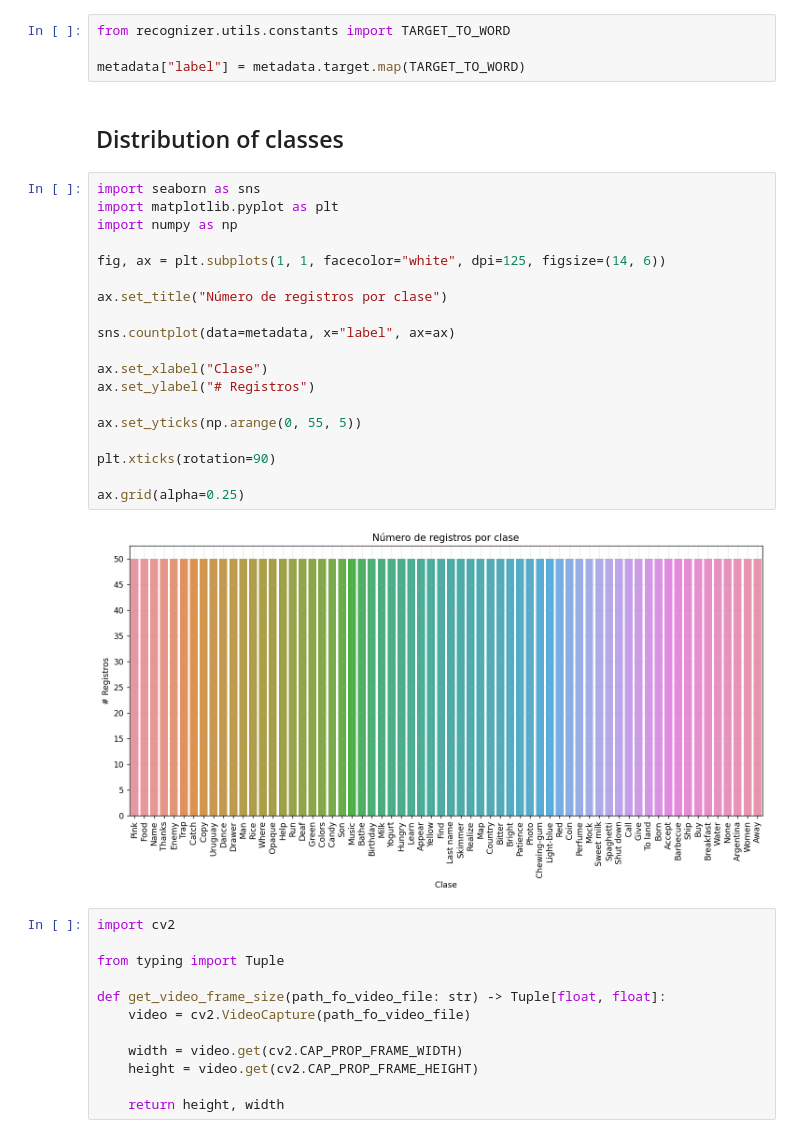
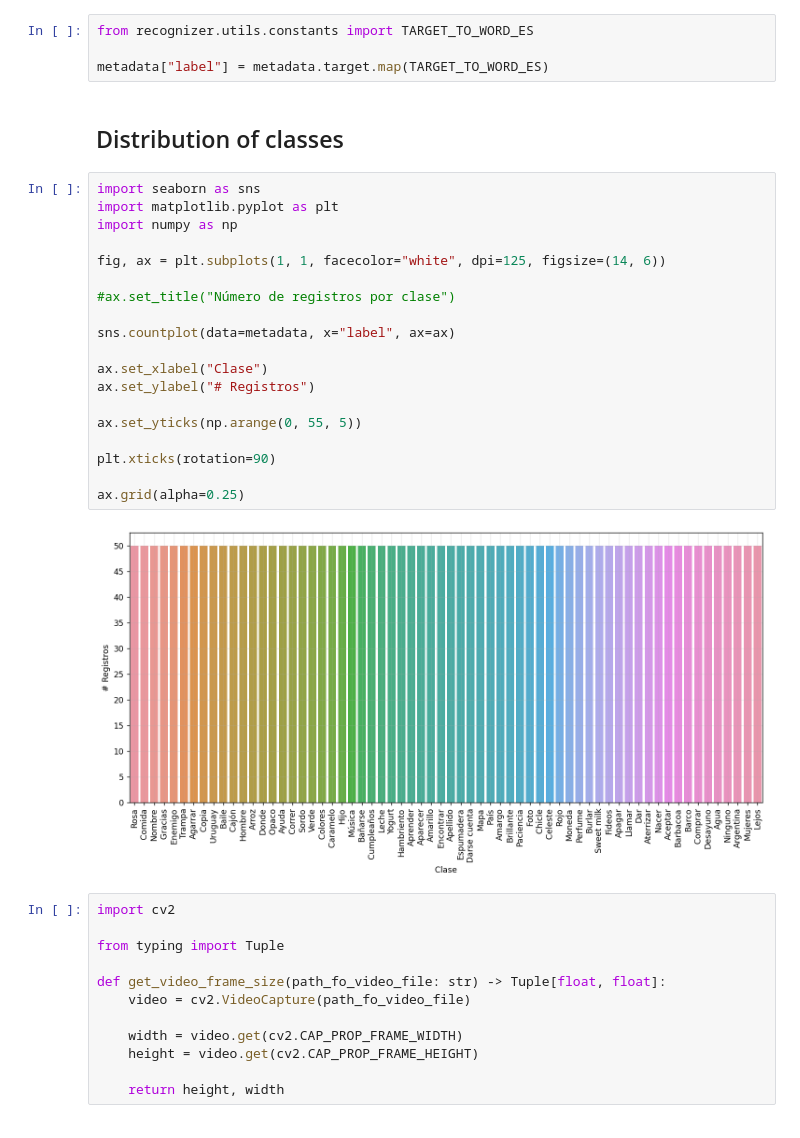
Before and after one commit to facupalavecino/ecd-trabajo-final, a Jupyter notebook: notebooks/eda.ipynb, the cells around one changed output. Drawn from its saved outputs; the diff is of its cells as text.

```diff
--- a/notebooks/eda.ipynb
+++ b/notebooks/eda.ipynb
@@ -44,32 +44,32 @@ metadata.head()
 | 3 | 051 | 005 | 002 | /Users/facundopalavecino/Document... |
 | 4 | 010 | 007 | 001 | /Users/facundopalavecino/Document... |
 # %%
-from recognizer.utils.constants import TARGET_TO_WORD
+from recognizer.utils.constants import TARGET_TO_WORD_ES
 
-metadata["label"] = metadata.target.map(TARGET_TO_WORD)
+metadata["label"] = metadata.target.map(TARGET_TO_WORD_ES)
 # %% [markdown]
 ## Distribution of classes
 # %%
 import seaborn as sns
 import matplotlib.pyplot as plt
 import numpy as np
 
 fig, ax = plt.subplots(1, 1, facecolor="white", dpi=125, figsize=(14, 6))
 
-ax.set_title("Número de registros por clase")
+#ax.set_title("Número de registros por clase")
 
 sns.countplot(data=metadata, x="label", ax=ax)
 
 ax.set_xlabel("Clase")
 ax.set_ylabel("# Registros")
 
 ax.set_yticks(np.arange(0, 55, 5))
 
 plt.xticks(rotation=90)
 
 ax.grid(alpha=0.25)
 # %% [output]
-[figure, old version]
+[figure, new version]
 # %%
 import cv2
 
```
Also changed, not shown: parts of 11 cells of this notebook, 6 other files.
